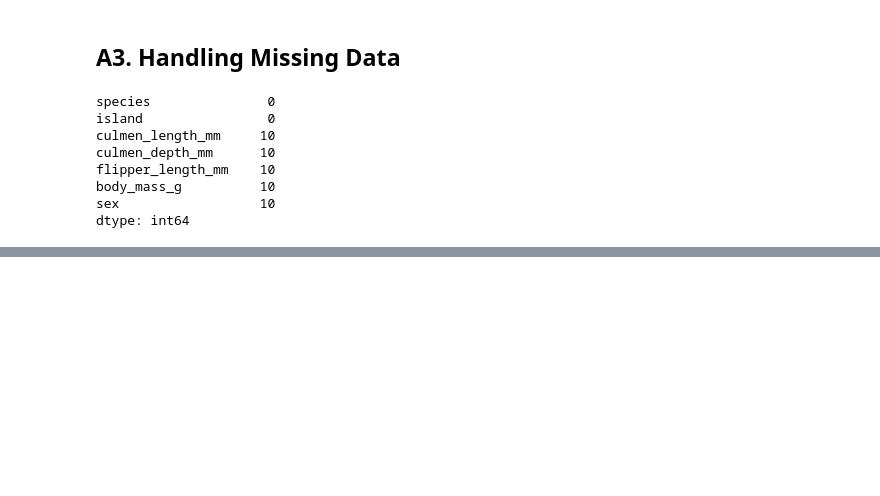
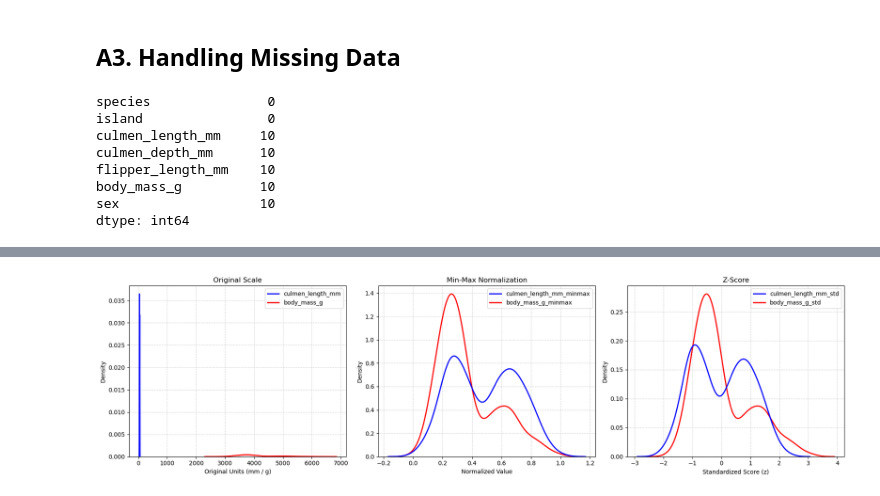
Before and after one commit to JohannFloydmann/MachineLearning, a Jupyter notebook: sis1/sis1.ipynb, the cells around one changed output, grey strips where cells are left out. Drawn from its saved outputs; the diff is of its cells as text; code cells hidden in the pictures; blank space fills up the shorter version.

```diff
--- a/sis1/sis1.ipynb
+++ b/sis1/sis1.ipynb
@@ -178,0 +220,21 @@ body_mass_g              701.80   4102.99   703.59
+# %%
+from sklearn.preprocessing import MinMaxScaler, StandardScaler
+
+scale_cols = ['culmen_length_mm', 'body_mass_g']
+df_scale = df_knn[scale_cols].copy()
+
+# Min-Max
+scaler_minmax = MinMaxScaler()
+df_minmax = pd.DataFrame(
+    scaler_minmax.fit_transform(df_scale),
+    columns=[f"{col}_minmax" for col in scale_cols]
+)
+
+# Z-score
+scaler_std = StandardScaler()
+df_std = pd.DataFrame(
+    scaler_std.fit_transform(df_scale),
+    columns=[f"{col}_std" for col in scale_cols]
+)
+
+pd.concat([df_minmax, df_std], axis=1).head()
@@ -178,0 +248,25 @@ body_mass_g              701.80   4102.99   703.59
+# %%
+fig, axes = plt.subplots(1, 3, figsize=(18, 5))
+
+# Original
+sns.kdeplot(data=df_scale, ax=axes[0], palette=['blue', 'red'], linewidth=2)
+axes[0].set_title("Original Scale")
+axes[0].set_xlabel("Original Units (mm / g)")
+axes[0].grid(True, linestyle='--', alpha=0.5)
+
+# Min-Max
+sns.kdeplot(data=df_minmax, ax=axes[1], palette=['blue', 'red'], linewidth=2)
+axes[1].set_title("Min-Max Normalization")
+axes[1].set_xlabel("Normalized Value")
+axes[1].grid(True, linestyle='--', alpha=0.5)
+
+# Z-score
+sns.kdeplot(data=df_std, ax=axes[2], palette=['blue', 'red'], linewidth=2)
+axes[2].set_title("Z-Score")
+axes[2].set_xlabel("Standardized Score (z)")
+axes[2].grid(True, linestyle='--', alpha=0.5)
+
+plt.tight_layout()
+plt.show()
+# %% [output]
+[figure, added]
```
Also changed, not shown: parts of 11 cells of this notebook.
